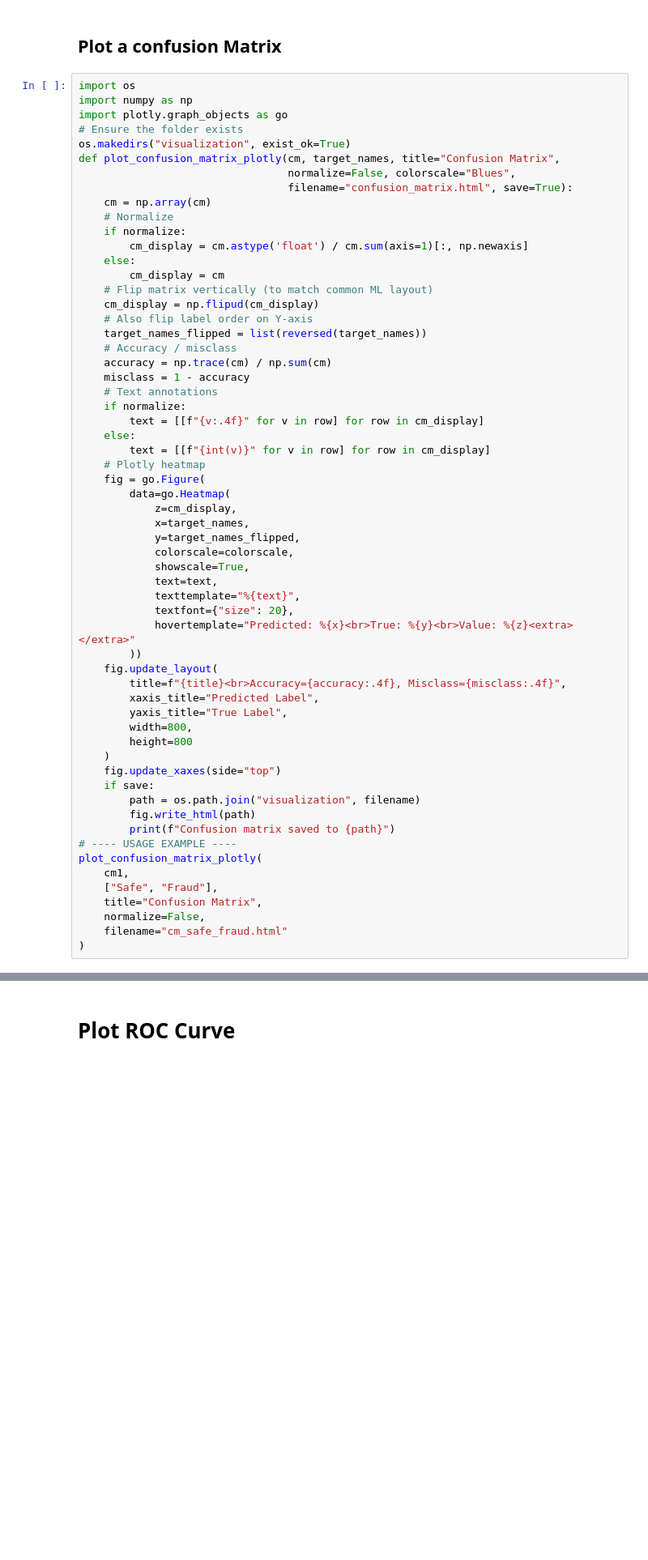
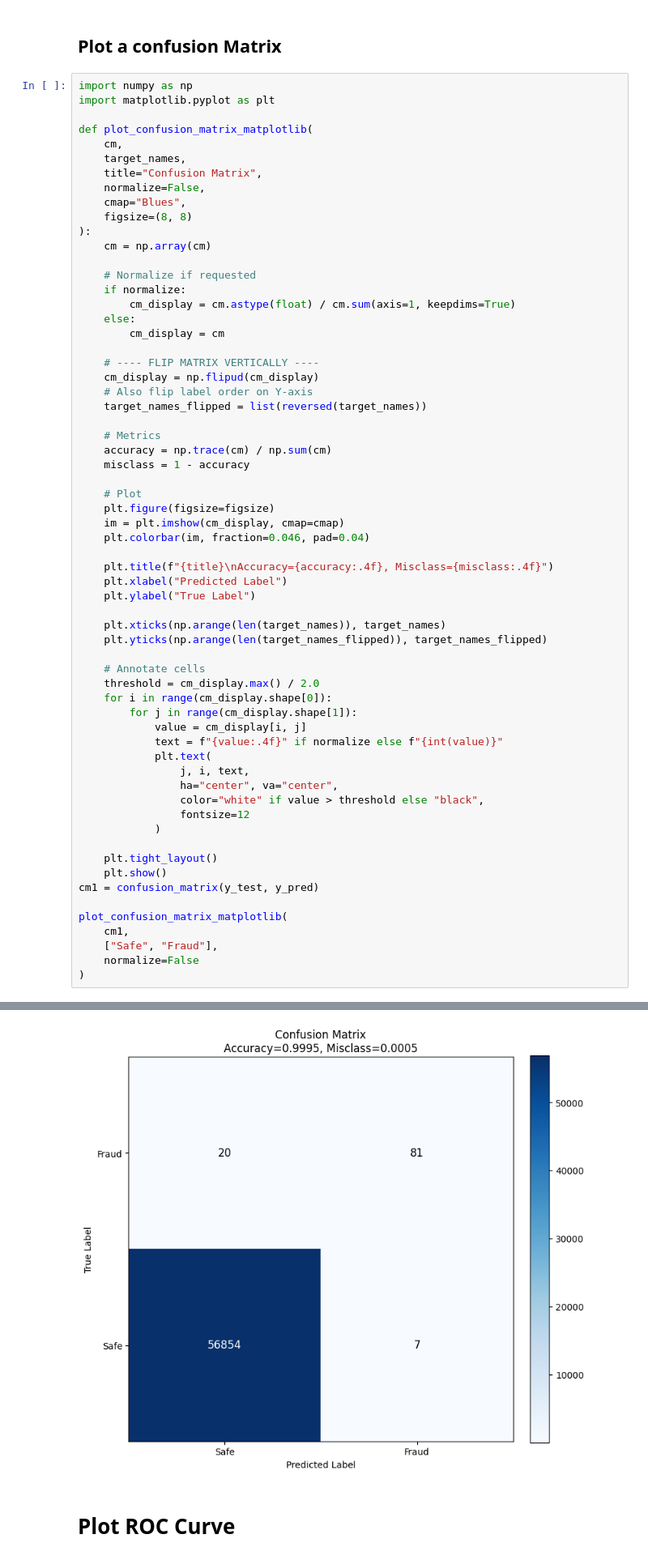
Before and after one commit to BootMerc/CreditCard-fraud-detection, a Jupyter notebook: DM project_Random_Forest.ipynb, the cells around one changed output, grey strips where cells are left out. Shown: that part at 81% size. Cells and saved outputs as stored; diff of their text form; blank space fills up the shorter version.

```diff
--- a/DM project_Random_Forest.ipynb
+++ b/DM project_Random_Forest.ipynb
@@ -629,63 +599,66 @@ Specificity :  0.801980198019802
 # %% [markdown]
 ## Plot a confusion Matrix
 # %%
-import os
 import numpy as np
-import plotly.graph_objects as go
-# Ensure the folder exists
-os.makedirs("visualization", exist_ok=True)
-def plot_confusion_matrix_plotly(cm, target_names, title="Confusion Matrix",
-                                 normalize=False, colorscale="Blues",
-                                 filename="confusion_matrix.html", save=True):
+import matplotlib.pyplot as plt
+
+def plot_confusion_matrix_matplotlib(
+    cm,
+    target_names,
+    title="Confusion Matrix",
+    normalize=False,
+    cmap="Blues",
+    figsize=(8, 8)
+):
     cm = np.array(cm)
-    # Normalize
+
+    # Normalize if requested
     if normalize:
-        cm_display = cm.astype('float') / cm.sum(axis=1)[:, np.newaxis]
+        cm_display = cm.astype(float) / cm.sum(axis=1, keepdims=True)
     else:
         cm_display = cm
-    # Flip matrix vertically (to match common ML layout)
+
+    # ---- FLIP MATRIX VERTICALLY ----
     cm_display = np.flipud(cm_display)
     # Also flip label order on Y-axis
     target_names_flipped = list(reversed(target_names))
-    # Accuracy / misclass
+
+    # Metrics
     accuracy = np.trace(cm) / np.sum(cm)
     misclass = 1 - accuracy
-    # Text annotations
-    if normalize:
-        text = [[f"{v:.4f}" for v in row] for row in cm_display]
-    else:
-        text = [[f"{int(v)}" for v in row] for row in cm_display]
-    # Plotly heatmap
-    fig = go.Figure(
-        data=go.Heatmap(
-            z=cm_display,
-            x=target_names,
-            y=target_names_flipped,
-            colorscale=colorscale,
-            showscale=True,
-            text=text,
-            texttemplate="%{text}",
-            textfont={"size": 20},
-            hovertemplate="Predicted: %{x}<br>True: %{y}<br>Value: %{z}<extra></extra>"
-        ))
-    fig.update_layout(
-        title=f"{title}<br>Accuracy={accuracy:.4f}, Misclass={misclass:.4f}",
-        xaxis_title="Predicted Label",
-        yaxis_title="True Label",
-        width=800,
-        height=800
-    )
-    fig.update_xaxes(side="top")
-    if save:
-        path = os.path.join("visualization", filename)
-        fig.write_html(path)
-        print(f"Confusion matrix saved to {path}")
-# ---- USAGE EXAMPLE ----
-plot_confusion_matrix_plotly(
+
+    # Plot
+    plt.figure(figsize=figsize)
+    im = plt.imshow(cm_display, cmap=cmap)
+    plt.colorbar(im, fraction=0.046, pad=0.04)
+
+    plt.title(f"{title}\nAccuracy={accuracy:.4f}, Misclass={misclass:.4f}")
+    plt.xlabel("Predicted Label")
+    plt.ylabel("True Label")
+
+    plt.xticks(np.arange(len(target_names)), target_names)
+    plt.yticks(np.arange(len(target_names_flipped)), target_names_flipped)
+
+    # Annotate cells
+    threshold = cm_display.max() / 2.0
+    for i in range(cm_display.shape[0]):
+        for j in range(cm_display.shape[1]):
+            value = cm_display[i, j]
+            text = f"{value:.4f}" if normalize else f"{int(value)}"
+            plt.text(
+                j, i, text,
+                ha="center", va="center",
+                color="white" if value > threshold else "black",
+                fontsize=12
+            )
+
+    plt.tight_layout()
+    plt.show()
+cm1 = confusion_matrix(y_test, y_pred)
+
+plot_confusion_matrix_matplotlib(
     cm1,
     ["Safe", "Fraud"],
-    title="Confusion Matrix",
-    normalize=False,
-    filename="cm_safe_fraud.html"
+    normalize=False
 )
 # %% [output]
@@ -693,3 +665,4 @@ Confusion matrix saved to visualization\cm_safe_fraud.html
+[figure, added]
 # %% [markdown]
 # Plot ROC Curve
 # %%
```
Also changed, not shown: parts of 13 cells of this notebook.
